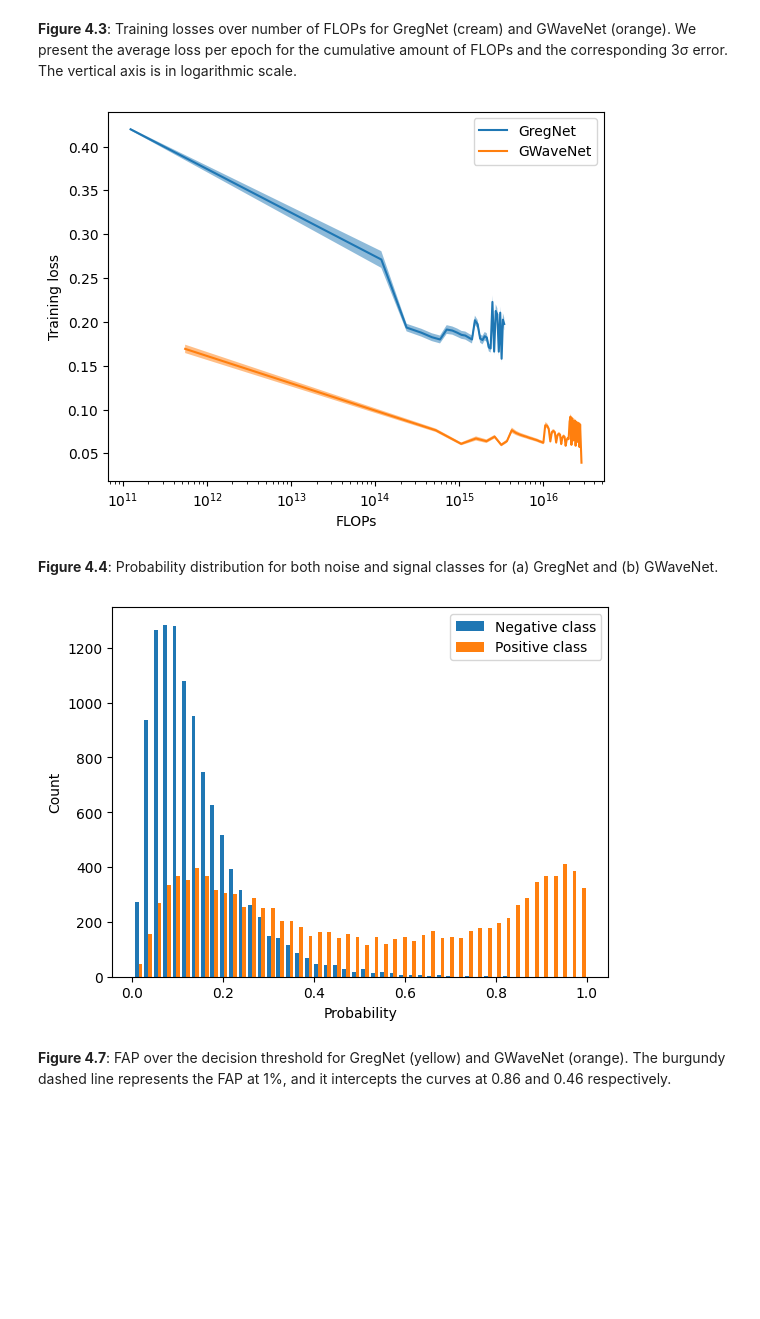
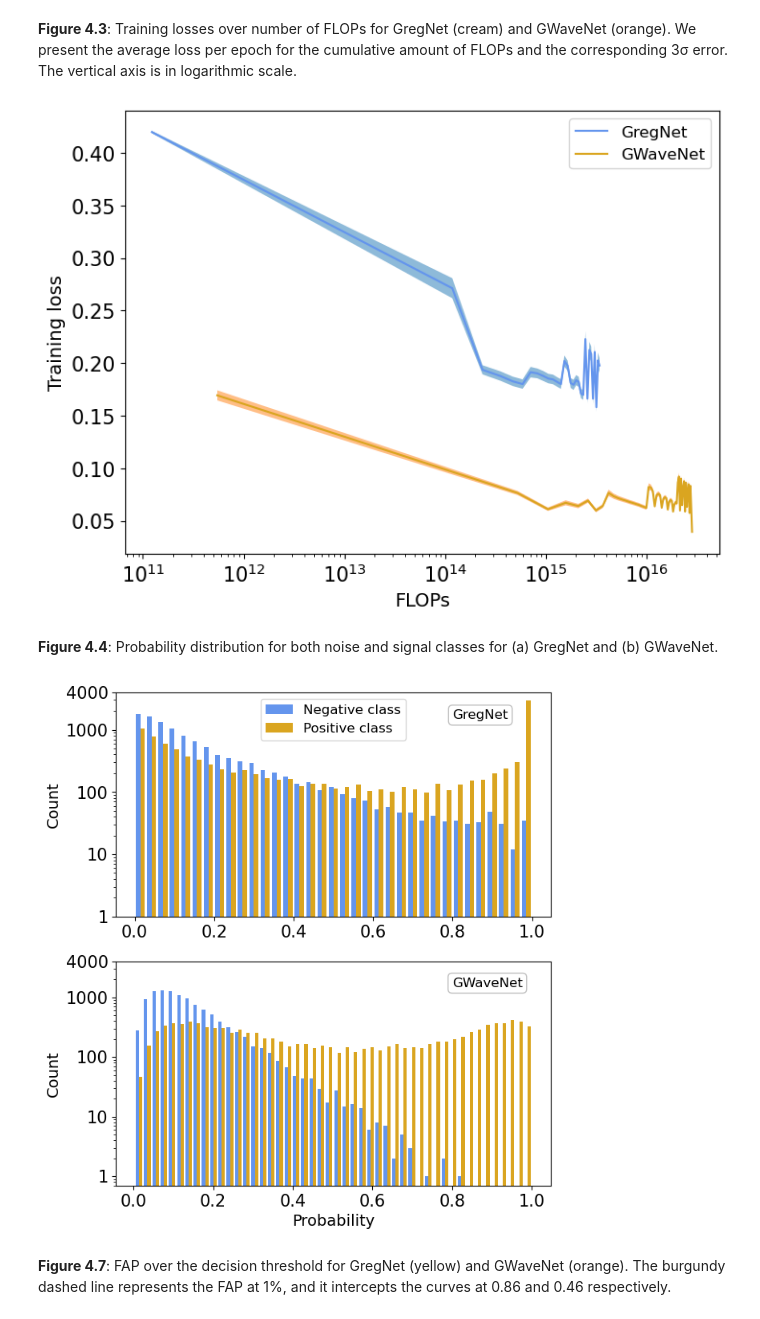
Before and after one commit to anaismartins/deploying-custom-nn-in-fpga, a Jupyter notebook: figures/plotting.ipynb, the cells around one changed output. Saved outputs shown, nothing was run; the diff lists cells and outputs as text; code cells hidden in the pictures; blank space fills up the shorter version.

Commit message:
plotting PDFs

```diff
--- a/figures/plotting.ipynb
+++ b/figures/plotting.ipynb
@@ -258,9 +297,10 @@ plt.show()
 **Figure 4.3**: Training losses over number of FLOPs for GregNet (cream) and GWaveNet (orange). We present the average loss per epoch for the cumulative amount of FLOPs and the corresponding 3σ error. The vertical axis is in logarithmic scale.
 # %%
 filenames = [filename_flops_GregNet, filename_flops_GWaveNet]
+colors = ['cornflowerblue', 'goldenrod']
 labels = ["GregNet", "GWaveNet"]
 
-for filename in filenames:
+for filename, color in zip(filenames, colors):
     with open(filename, "r") as f:
         lines = f.readlines()
 
@@ -284,52 +324,62 @@ for filename in filenames:
         loss_std.append(np.std(loss[i:i+960]))
 
     plt.fill_between(flops_avg, [loss_avg[i] - 3 * loss_std[i]/sqrt(960) for i in range(len(loss_avg))], [loss_avg[i] + 3*loss_std[i]/sqrt(960) for i in range(len(loss_avg))], alpha = 0.5)
-    plt.plot(flops_avg, loss_avg, label=labels[filenames.index(filename)])
+    plt.plot(flops_avg, loss_avg, label=labels[filenames.index(filename)], color=color)
 
 plt.xlabel("FLOPs")
 plt.ylabel("Training loss")
 plt.legend(loc="best")
 plt.xscale("log")
+plt.savefig("loss_flops.pdf")
 plt.show()
 # %% [output]
-[figure, old version]
+[figure, new version]
 # %% [markdown]
 **Figure 4.4**: Probability distribution for both noise and signal classes for (a) GregNet and (b) GWaveNet.
 # %%
 # change here for which model to plot the probabilities for
 model = "GWaveNet"
+fig, axs = plt.subplots(2, 1, figsize=(7, 8))
 
-if model == "GregNet":
-    filename_probabilities = filename_probabilities_GregNet
-elif model == "GWaveNet":
-    filename_probabilities = filename_probabilities_GWaveNet
+for model, ax in zip(["GregNet", "GWaveNet"], axs):
+    if model == "GregNet":
+        filename_probabilities = filename_probabilities_GregNet
+    elif model == "GWaveNet":
+        filename_probabilities = filename_probabilities_GWaveNet
 
-with open(filename_probabilities, "r") as f:
-    lines = f.readlines()
+    with open(filename_probabilities, "r") as f:
+        lines = f.readlines()
 
-negative_class = []
-positive_class = []
+    negative_class = []
+    positive_class = []
 
-for line in lines:
-    if "Folder" not in line:
-        if float(line.split(": ")[0]) == 0:
-            negative_class.append(float(line.split(": ")[1]))
-        elif float(line.split(": ")[0]) == 1:
-            positive_class.append(float(line.split(": ")[1]))
+    for line in lines:
+        if "Folder" not in line:
+            if float(line.split(": ")[0]) == 0:
+                negative_class.append(float(line.split(": ")[1]))
+            elif float(line.split(": ")[0]) == 1:
+                positive_class.append(float(line.split(": ")[1]))
 
-h_negative = 2 * iqr(negative_class) / (len(negative_class) ** (1 / 3))
-h_positive = 2 * iqr(positive_class) / (len(positive_class) ** (1 / 3))
+    h_negative = 2 * iqr(negative_class) / (len(negative_class) ** (1 / 3))
+    h_positive = 2 * iqr(positive_class) / (len(positive_class) ** (1 / 3))
 
-n_bins_negative = int((max(negative_class) - min(negative_class)) / h_negative)
-n_bins_positive = int((max(positive_class) - min(positive_class)) / h_positive)
+    n_bins_negative = int((max(negative_class) - min(negative_class)) / h_negative)
+    n_bins_positive = int((max(positive_class) - min(positive_class)) / h_positive)
 
-plt.hist([negative_class, positive_class], bins = int(np.mean([n_bins_negative, n_bins_positive])), label=["Negative class", "Positive class"])
+    ax.hist([negative_class, positive_class],
+            bins = int(np.mean([n_bins_negative, n_bins_positive])), label=["Negative class", "Positive class"], color=['cornflowerblue', 'goldenrod'])
+    ax.set_yscale('log')
+    ax.set_ylabel("Count")
+    ax.set_yticks([1, 10, 100, 1000, 4000], [1, 10, 100, 1000, 4000])
+    ax.set_ylim(0, 4000)
 plt.xlabel("Probability")
-plt.ylabel("Count")
-plt.legend(loc="best")
+axs[0].legend(loc="best")
+axs[0].text(0.8, 1500, 'GregNet', bbox=dict(facecolor='none', edgecolor='silver', boxstyle='round'), fontsize=12)
+axs[1].text(0.8, 1500, 'GWaveNet', bbox=dict(facecolor='none', edgecolor='silver', boxstyle='round'), fontsize=12)
+plt.savefig('class_probability.pdf')
 plt.show()
 # %% [output]
-[figure, old version]
+[figure, new version]
 # %% [markdown]
 **Figure 4.7**: FAP over the decision threshold for GregNet (yellow) and GWaveNet (orange). The burgundy dashed line represents the FAP at 1%, and it intercepts the curves at 0.86 and 0.46 respectively.
 # %%
```
Also changed, not shown: parts of 12 cells of this notebook, 9 other files.
